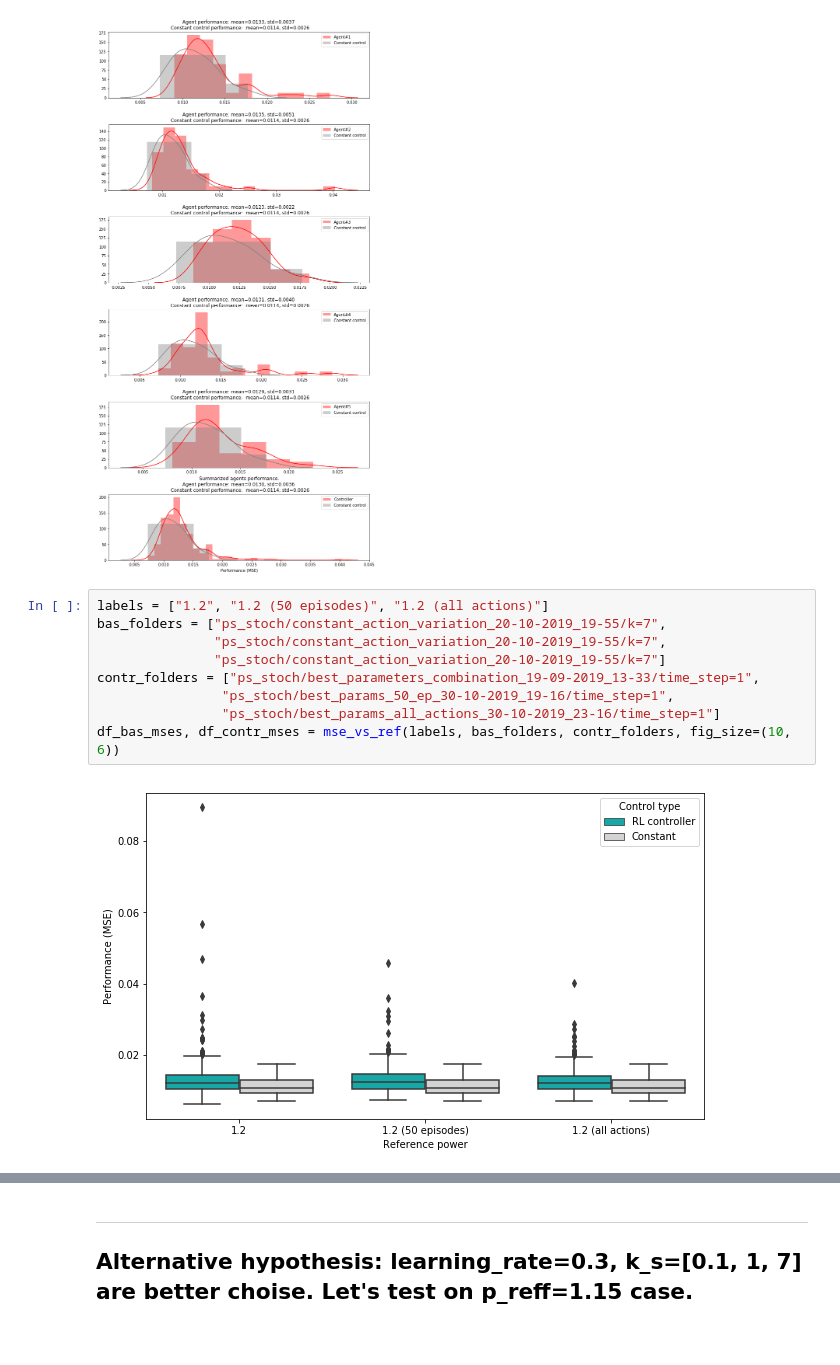
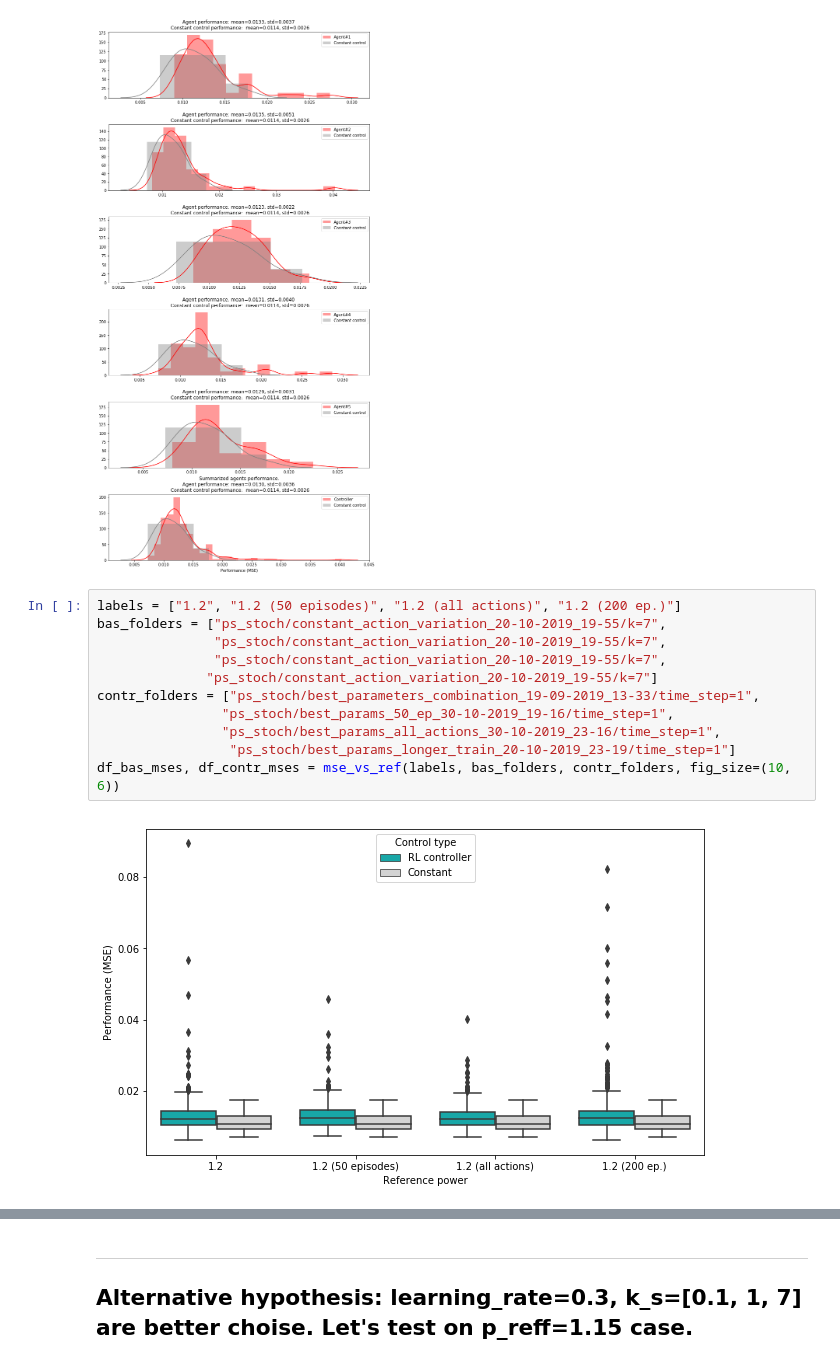
Before and after one commit to OlehLuk/rl-power-control, a Jupyter notebook: experiments/results/ps_stoch_alt_hyp_2.ipynb, the cells around one changed output, grey strips where cells are left out. Drawn from its saved outputs; the diff is of its cells as text.

Commit message:
Added visualizations for 200/400s train/test, 150s skip experiment

```diff
--- a/experiments/results/ps_stoch_alt_hyp_2.ipynb
+++ b/experiments/results/ps_stoch_alt_hyp_2.ipynb
@@ -81,16 +81,18 @@ plot_two_perf_dist(baseline, controller);
 # %% [output]
 [figure]
 # %%
-labels = ["1.2", "1.2 (50 episodes)", "1.2 (all actions)"]
+labels = ["1.2", "1.2 (50 episodes)", "1.2 (all actions)", "1.2 (200 ep.)"]
 bas_folders = ["ps_stoch/constant_action_variation_20-10-2019_19-55/k=7",
                "ps_stoch/constant_action_variation_20-10-2019_19-55/k=7",
-               "ps_stoch/constant_action_variation_20-10-2019_19-55/k=7"]
+               "ps_stoch/constant_action_variation_20-10-2019_19-55/k=7",
+              "ps_stoch/constant_action_variation_20-10-2019_19-55/k=7"]
 contr_folders = ["ps_stoch/best_parameters_combination_19-09-2019_13-33/time_step=1",
                 "ps_stoch/best_params_50_ep_30-10-2019_19-16/time_step=1",
-                "ps_stoch/best_params_all_actions_30-10-2019_23-16/time_step=1"]
+                "ps_stoch/best_params_all_actions_30-10-2019_23-16/time_step=1",
+                 "ps_stoch/best_params_longer_train_20-10-2019_23-19/time_step=1"]
 df_bas_mses, df_contr_mses = mse_vs_ref(labels, bas_folders, contr_folders, fig_size=(10, 6))
 # %% [output]
-[figure, old version]
+[figure, new version]
 # %%
 plot_perf_dist(bas_folders[0], contr_folders, labels=labels);
 # %% [output]
```
Also changed, not shown: parts of 7 cells of this notebook, 1 other file.
